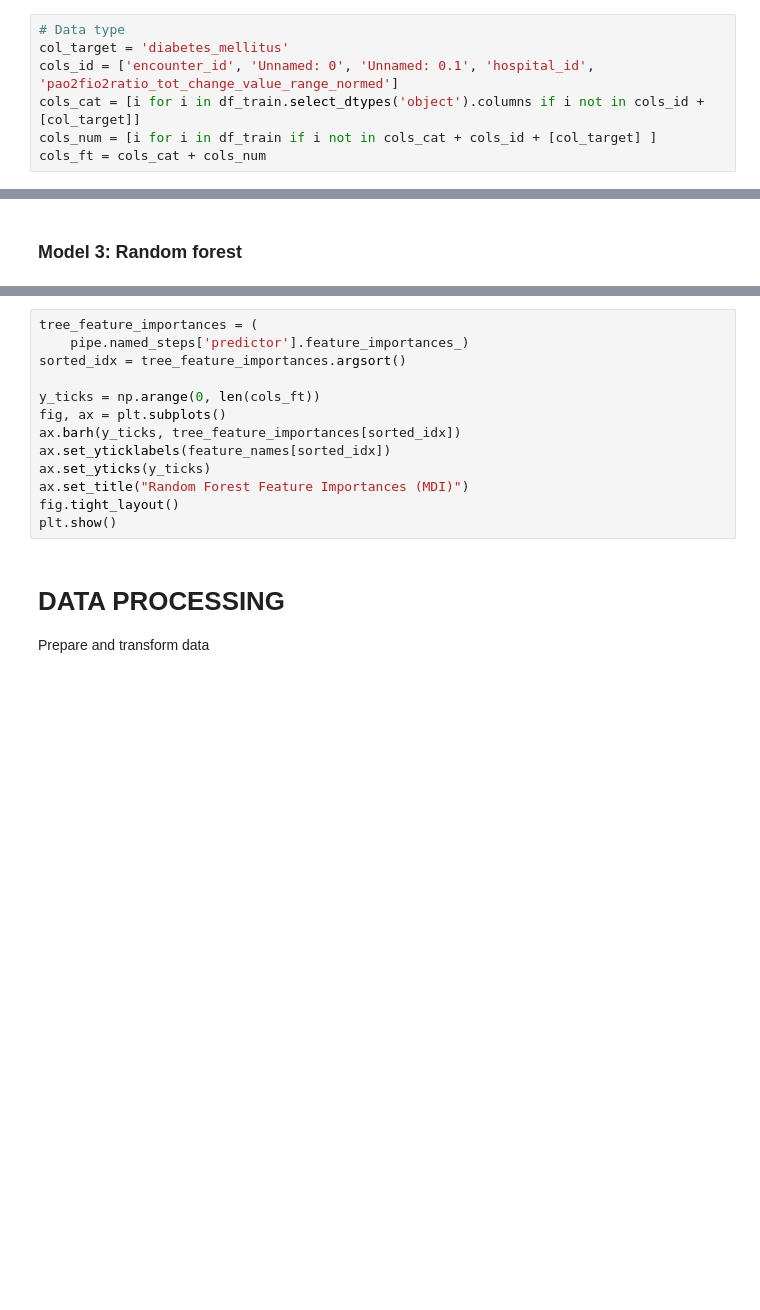
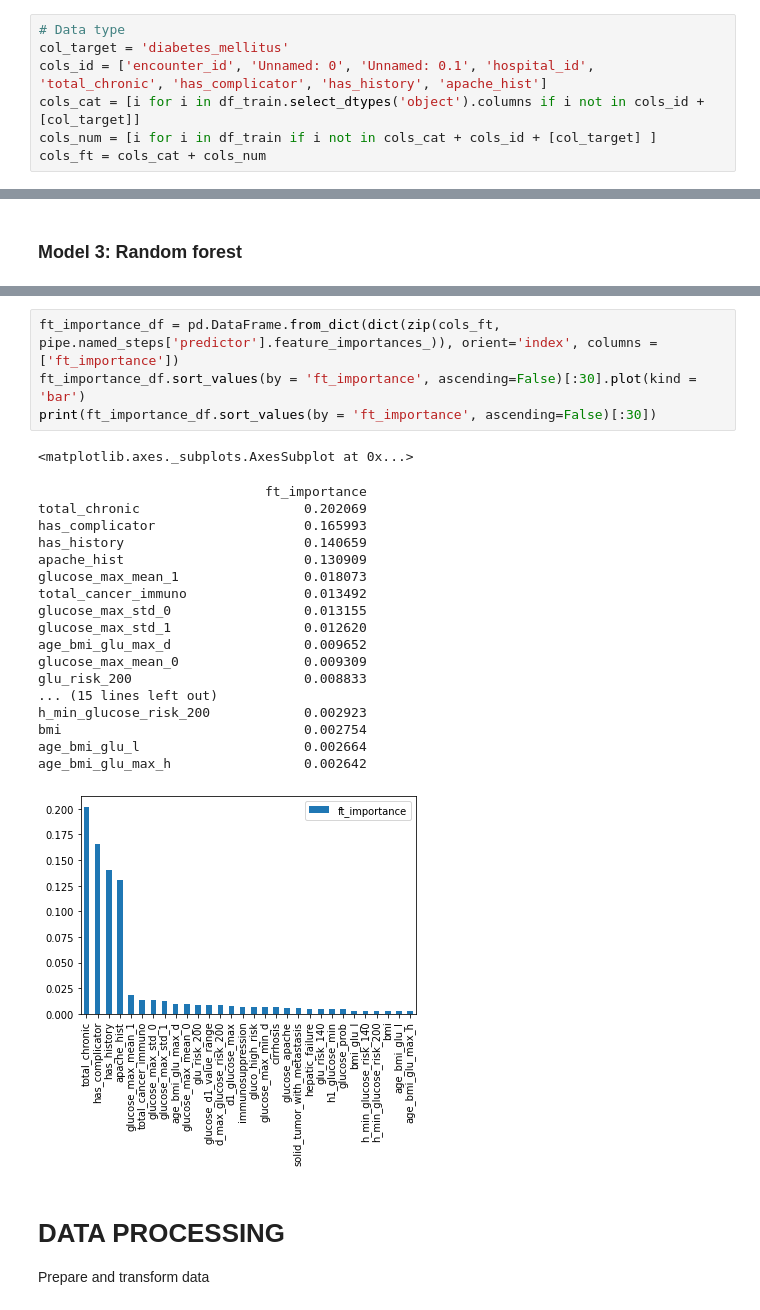
Before and after one commit to quanvu0996/compet, a Jupyter notebook: Kaggle_compet/WiDS_2021/turning_model_quanvh8_wids_2021.ipynb, the cells around one changed output, grey strips where cells are left out. Cells and saved outputs as stored; diff of their text form; blank space fills up the shorter version.

```diff
--- a/Kaggle_compet/WiDS_2021/turning_model_quanvh8_wids_2021.ipynb
+++ b/Kaggle_compet/WiDS_2021/turning_model_quanvh8_wids_2021.ipynb
@@ -106,7 +106,7 @@ Phân loại các loại nhãn dữ liệu cần xử lý
 # %%
 # Data type
 col_target = 'diabetes_mellitus'
-cols_id = ['encounter_id', 'Unnamed: 0', 'Unnamed: 0.1', 'hospital_id', 'pao2fio2ratio_tot_change_value_range_normed']
+cols_id = ['encounter_id', 'Unnamed: 0', 'Unnamed: 0.1', 'hospital_id', 'total_chronic', 'has_complicator', 'has_history', 'apache_hist']
 cols_cat = [i for i in df_train.select_dtypes('object').columns if i not in cols_id + [col_target]]
 cols_num = [i for i in df_train if i not in cols_cat + cols_id + [col_target] ]
 cols_ft = cols_cat + cols_num
@@ -283,16 +278,27 @@ Pipeline(memory=None,
-# %%
-tree_feature_importances = (
-    pipe.named_steps['predictor'].feature_importances_)
-sorted_idx = tree_feature_importances.argsort()
-
-y_ticks = np.arange(0, len(cols_ft))
-fig, ax = plt.subplots()
-ax.barh(y_ticks, tree_feature_importances[sorted_idx])
-ax.set_yticklabels(feature_names[sorted_idx])
-ax.set_yticks(y_ticks)
-ax.set_title("Random Forest Feature Importances (MDI)")
-fig.tight_layout()
-plt.show()
+# %%
+ft_importance_df = pd.DataFrame.from_dict(dict(zip(cols_ft, pipe.named_steps['predictor'].feature_importances_)), orient='index', columns =['ft_importance'])
+ft_importance_df.sort_values(by = 'ft_importance', ascending=False)[:30].plot(kind = 'bar')
+print(ft_importance_df.sort_values(by = 'ft_importance', ascending=False)[:30])
+# %% [output]
+<matplotlib.axes._subplots.AxesSubplot at 0x...>
+                             ft_importance
+total_chronic                     0.202069
+has_complicator                   0.165993
+has_history                       0.140659
+apache_hist                       0.130909
+glucose_max_mean_1                0.018073
+total_cancer_immuno               0.013492
+glucose_max_std_0                 0.013155
+glucose_max_std_1                 0.012620
+age_bmi_glu_max_d                 0.009652
+glucose_max_mean_0                0.009309
+glu_risk_200                      0.008833
+... (15 lines left out)
+h_min_glucose_risk_200            0.002923
+bmi                               0.002754
+age_bmi_glu_l                     0.002664
+age_bmi_glu_max_h                 0.002642
+[figure, added]
 # %% [markdown]
 # DATA PROCESSING
 Prepare and transform data
```
Also changed, not shown: parts of 2 cells of this notebook.
